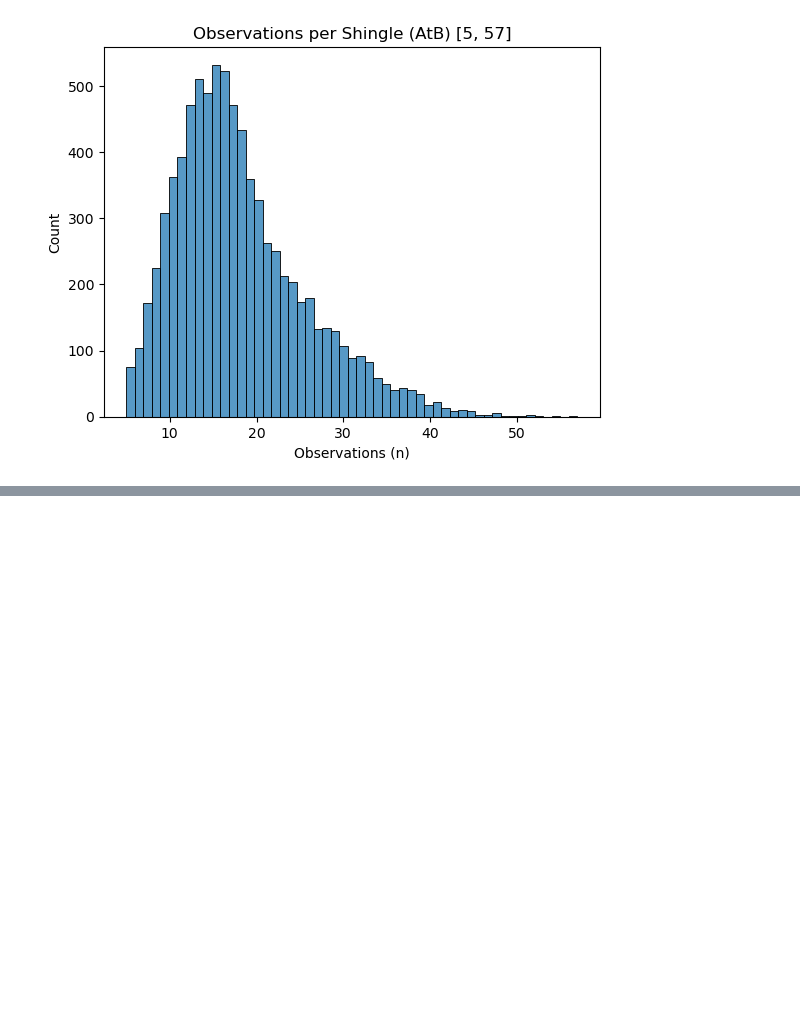
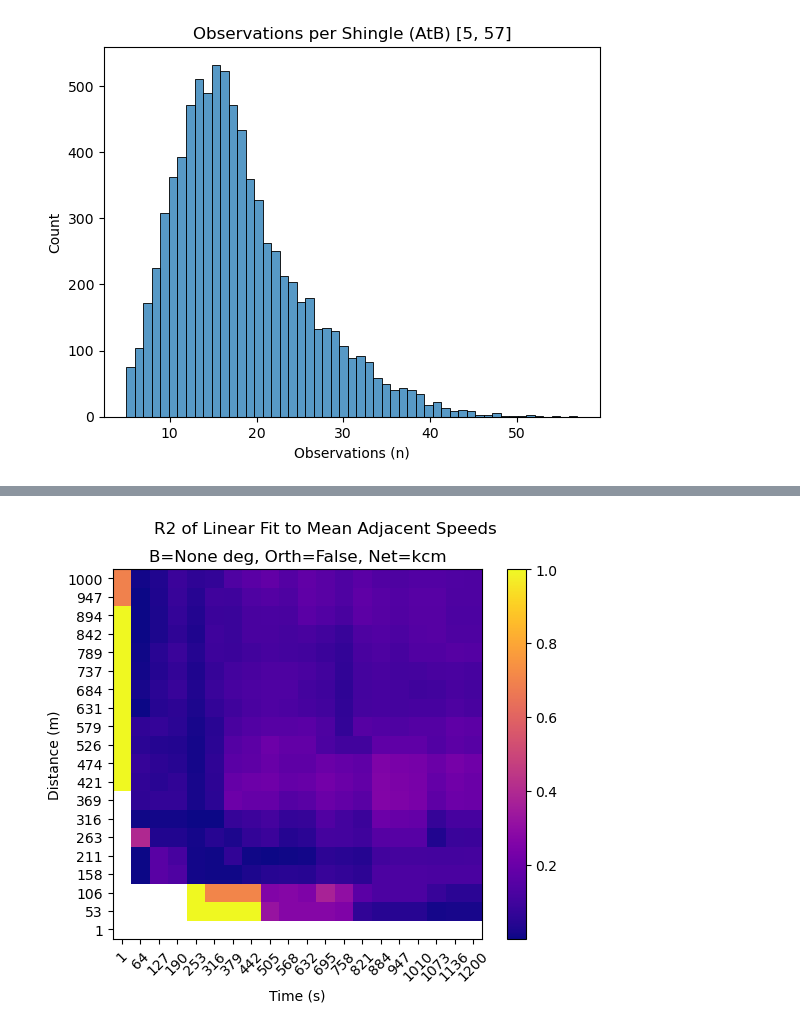
Before and after one commit to zackAemmer/generalizable_travel_times, a Jupyter notebook: src/explore_inputs.ipynb, the cells around one changed output, grey strips where cells are left out. Drawn from its saved outputs; the diff is of its cells as text; code cells hidden in the pictures; blank space fills up the shorter version.

Commit message:
Make adj spd linear and more simple

```diff
--- a/src/explore_inputs.ipynb
+++ b/src/explore_inputs.ipynb
@@ -170,0 +172,84 @@ plt.savefig("../plots/atb_shingle_n.png")
+# %%
+# Run parameters
+shingle_sample_size = 200
+d_buffers = np.linspace(1,1000,20)
+t_buffers = np.linspace(1,60*20,20)
+b_buffer = None
+orthogonal = False
+
+# Look at speed correlation between adjacent bus trips
+if NETWORK=="kcm":
+    traces = kcm_inputs['test_traces']
+else:
+    traces = atb_inputs['test_traces']
+# Look at only a single hour for the sake of speed (assumes loaded test data comes from single day)
+traces = traces[traces.time<10*60]
+traces = traces[traces.time>=9*60]
+shingle_ids = pd.unique(traces['shingle_id'])
+shingle_id_sample = np.random.choice(shingle_ids, shingle_sample_size, replace=False)
+
+# Test shingle data against all other data
+shingle_traces = traces[traces['shingle_id'].isin(shingle_id_sample)][['x','y','locationtime','bearing','speed_m_s','shingle_id']]
+shingle_groups = shingle_traces.groupby('shingle_id')
+adj_traces = traces[~traces['shingle_id'].isin(shingle_id_sample)][['x','y','locationtime','bearing','speed_m_s']].values
+# Save results for each shingle, and buffer combination
+targets_res = np.zeros((len(shingle_id_sample), len(d_buffers), len(t_buffers)))
+preds_res = np.zeros((len(shingle_id_sample), len(d_buffers), len(t_buffers)))
+
+# Parallel: 1min with 200 samples, 20x20 buffers, 1hr data
+# Each item in the results corresponds to a distance buffer; it has n subitems, 1 for each time buffer
+# Within a d-t buffer, there are 4 values; (targets, preds, d_buffer idx, t_buffer idx)
+def parallel_get_metrics(d):
+    dist_buffer = d_buffers[d]
+    results = []
+    for t, t_buffer in enumerate(t_buffers):
+        res = shingle_groups.apply(shape_utils.get_adjacent_metric, adj_traces, dist_buffer, t_buffer, b_buffer=b_buffer, orthogonal=orthogonal)
+        targets = np.array([x[0] for x in res])
+        preds = np.array([x[1] for x in res])
+        results.append((targets, preds, d, t))
+    return results
+res_parallel = Parallel(n_jobs=-2)(delayed(parallel_get_metrics)(x) for x in range(len(d_buffers)))
+
+# Expand parallel adjacent metric results
+for d_idx in range(len(res_parallel)):
+    for t_idx in range(len(res_parallel[0])):
+        targets = res_parallel[d_idx][t_idx][0]
+        preds = res_parallel[d_idx][t_idx][1]
+        targets_res[:,d_idx,t_idx] = targets
+        preds_res[:,d_idx,t_idx] = preds
+# Get R2 value for each combination of preds and targets and for each d and t buffer
+r_values = np.empty((preds_res.shape[1], preds_res.shape[2]))
+slope_mean = 0.0
+slope_ct = 0
+for d in range(preds_res.shape[1]):
+    for t in range(preds_res.shape[2]):
+        try:
+            non_nan_preds = preds_res[:,d,t][~np.isnan(preds_res[:,d,t])]
+            non_nan_targs = targets_res[:,d,t][~np.isnan(preds_res[:,d,t])]
+            if len(non_nan_preds)>1:
+                slope, intercept, r_value, p_value, std_err = scipy.stats.linregress(non_nan_preds, non_nan_targs)
+                r_values[d,t] = r_value**2
+                slope_mean += slope
+                slope_ct += 1
+            else:
+                r_values[d,t] = np.nan
+        except:
+            r_values[d,t] = np.nan
+
+# Plot results for all d/t combos
+print(f"Average slope: {slope_mean / slope_ct}")
+fig, ax = plt.subplots()
+im = ax.imshow(r_values, origin="lower", cmap="plasma")
+fig.suptitle("R2 of Linear Fit to Mean Adjacent Speeds")
+ax.set_title(f"B={b_buffer} deg, Orth={str(orthogonal)}, Net={NETWORK}")
+ax.set_xlabel("Time (s)")
+ax.set_xticks([x for x in range(len(t_buffers))])
+ax.set_xticklabels([str(int(x)) for x in t_buffers], rotation=45)
+ax.set_ylabel("Distance (m)")
+ax.set_yticks([y for y in range(len(d_buffers))])
+ax.set_yticklabels([str(int(y)) for y in d_buffers])
+cbar = fig.colorbar(im, ax=ax)
+plt.draw()
+plt.savefig(f"../plots/R2_adj_{b_buffer}_{str(orthogonal)}_{NETWORK}.png")
+plt.show()
+# %% [output]
@@ -170,0 +257 @@ plt.savefig("../plots/atb_shingle_n.png")
+[figure, added]
```
Also changed, not shown: parts of 9 cells of this notebook, 1 other file.
